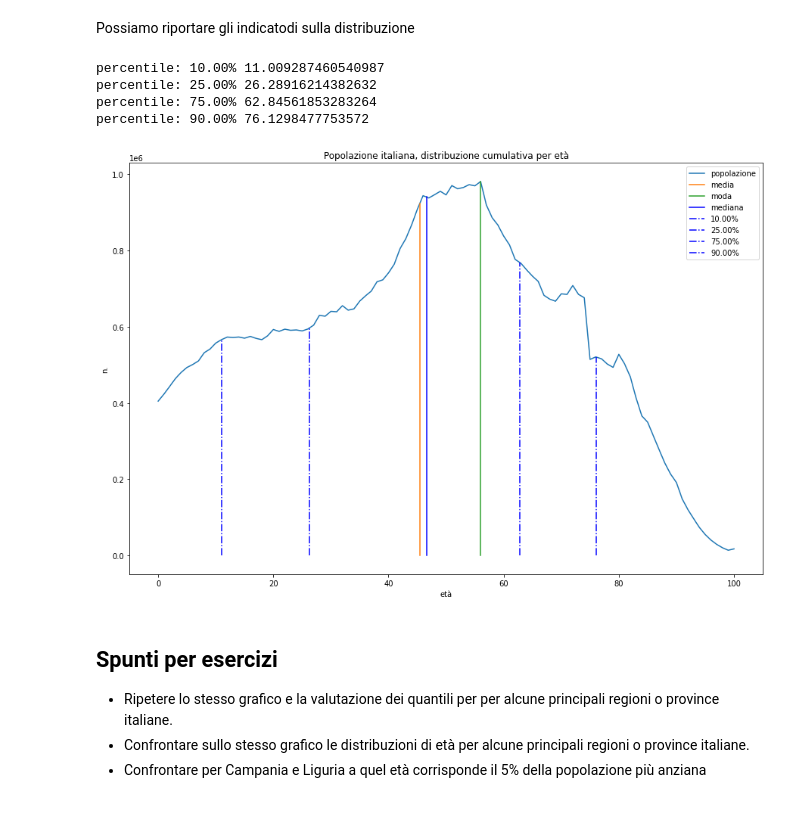
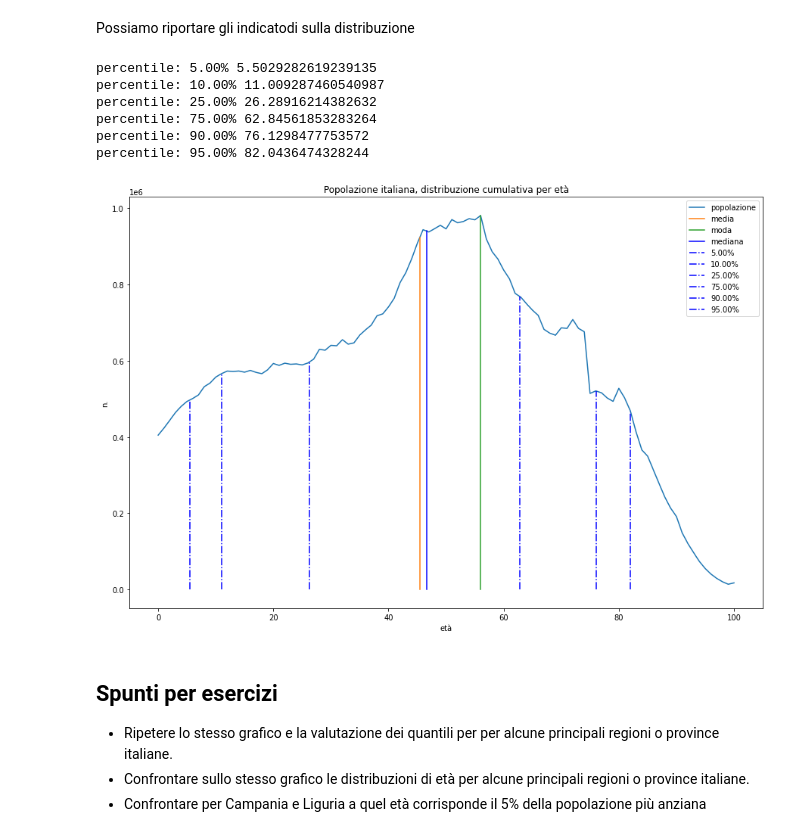
Before and after one commit to lucalista/analisi-dati-2022, a Jupyter notebook: 07.02.00__ISTAT_Popolazione_italiana.ipynb, the cells around one changed output. Drawn from its saved outputs; the diff is of its cells as text; code cells hidden in the pictures.

```diff
--- a/07.02.00__ISTAT_Popolazione_italiana.ipynb
+++ b/07.02.00__ISTAT_Popolazione_italiana.ipynb
@@ -131,24 +131,26 @@ Possiamo riportare gli indicatodi sulla distribuzione
 # %%
 plt.figure(figsize=(15,10))
 plt.plot(df['anni'], df['Value'],linestyle='-', label='popolazione')
 plt.plot((avg,avg), (0,interp_val(avg)), linestyle='-', label='media')
 plt.plot((mode,mode), (0,interp_val(mode)), linestyle='-', label='moda')
 plt.plot((median,median), (0,interp_val(median)), linestyle='-', color='blue', label='mediana')
-for perc in [0.1, 0.25, 0.75, 0.9]:
+for perc in [0.05, 0.1, 0.25, 0.75, 0.9, 0.95]:
     val = interp_cum(perc)
     print("percentile: {:.2%}".format(perc), val)
     plt.plot((val,val), (0,interp_val(val)), linestyle='-.', color='blue', label='{:.2%}'.format(perc))
 plt.legend()
 plt.title('Popolazione italiana, distribuzione cumulativa per età')
 plt.xlabel('età')
 plt.ylabel('n.')
 plt.show()
 # %% [output]
+percentile: 5.00% 5.5029282619239135
 percentile: 10.00% 11.009287460540987
 percentile: 25.00% 26.28916214382632
 percentile: 75.00% 62.84561853283264
 percentile: 90.00% 76.1298477753572
+percentile: 95.00% 82.0436474328244
-[figure, old version]
+[figure, new version]
 # %% [markdown]
 ## Spunti per esercizi
 
```
Also changed, not shown: parts of 2 cells of this notebook, 1 other file.
